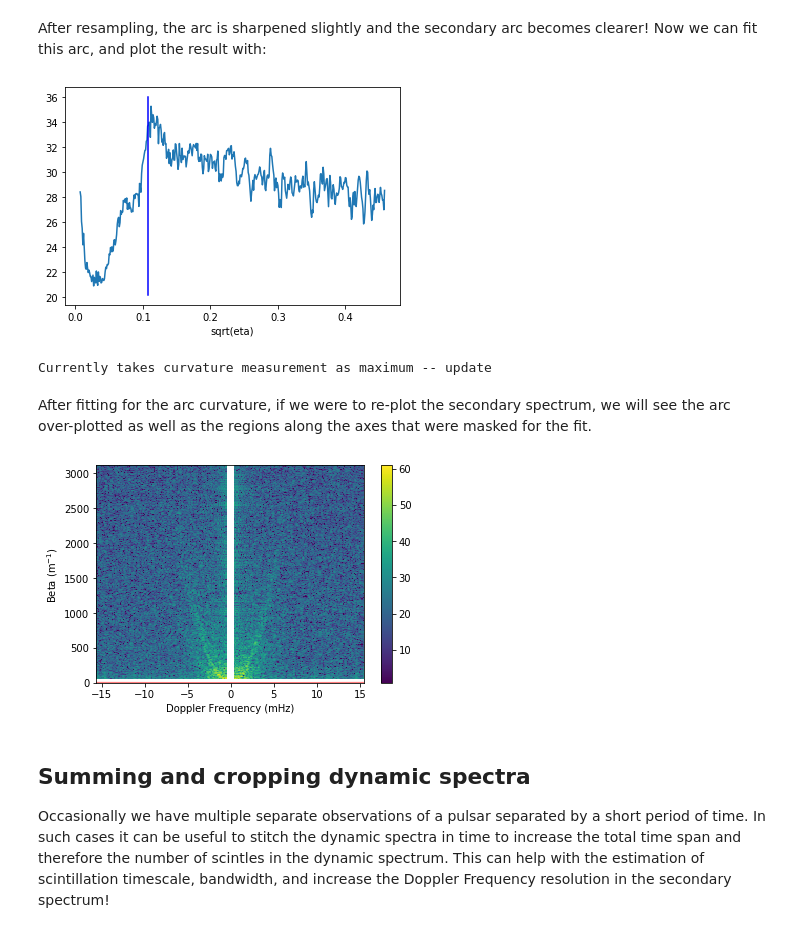
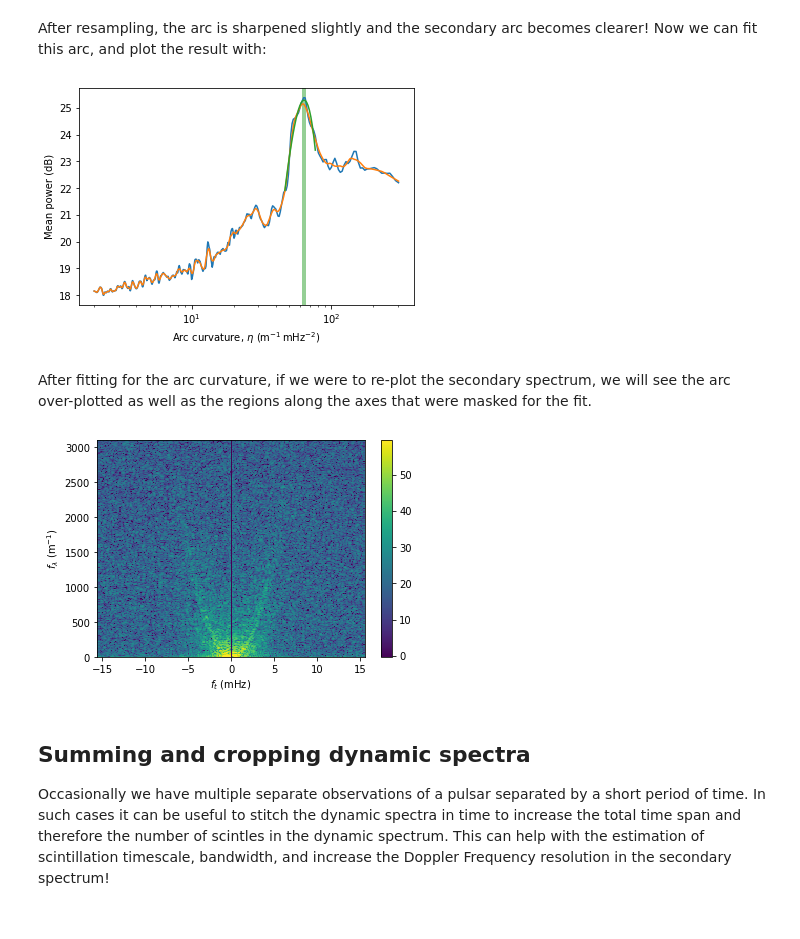
Before and after one commit to danielreardon/scintools, a Jupyter notebook: scintools/examples/arc_modelling.ipynb, the cells around one changed output. Drawn from its saved outputs; the diff is of its cells as text; code cells hidden in the pictures.

```diff
--- a/scintools/examples/arc_modelling.ipynb
+++ b/scintools/examples/arc_modelling.ipynb
@@ -83,16 +83,15 @@ dyn.plot_sspec(lamsteps=True)
 # %% [markdown]
 After resampling, the arc is sharpened slightly and the secondary arc becomes clearer! Now we can fit this arc, and plot the result with:
 # %%
-dyn.fit_arc(lamsteps=True, plot=True)
+dyn.fit_arc(lamsteps=True, plot=True, etamin=2, etamax=400, numsteps=1e3, nsmooth=7)
 # %% [output]
-[figure, old version]
+[figure, new version]
-Currently takes curvature measurement as maximum -- update
 # %% [markdown]
 After fitting for the arc curvature, if we were to re-plot the secondary spectrum, we will see the arc over-plotted as well as the regions along the axes that were masked for the fit.
 # %%
 dyn.plot_sspec(lamsteps=True)
 # %% [output]
-[figure, old version]
+[figure, new version]
 # %% [markdown]
 ## Summing and cropping dynamic spectra
 
```
Also changed, not shown: parts of 10 cells of this notebook, 12 other files.
